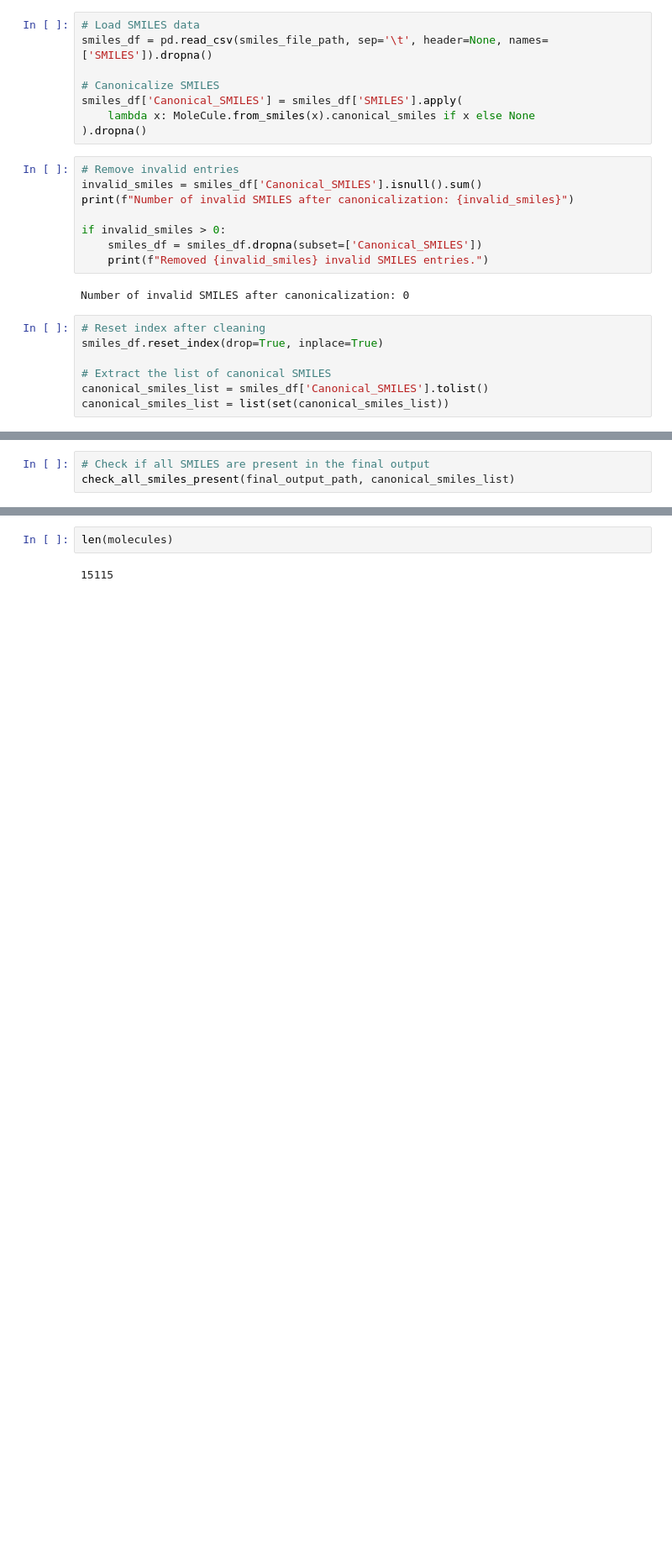
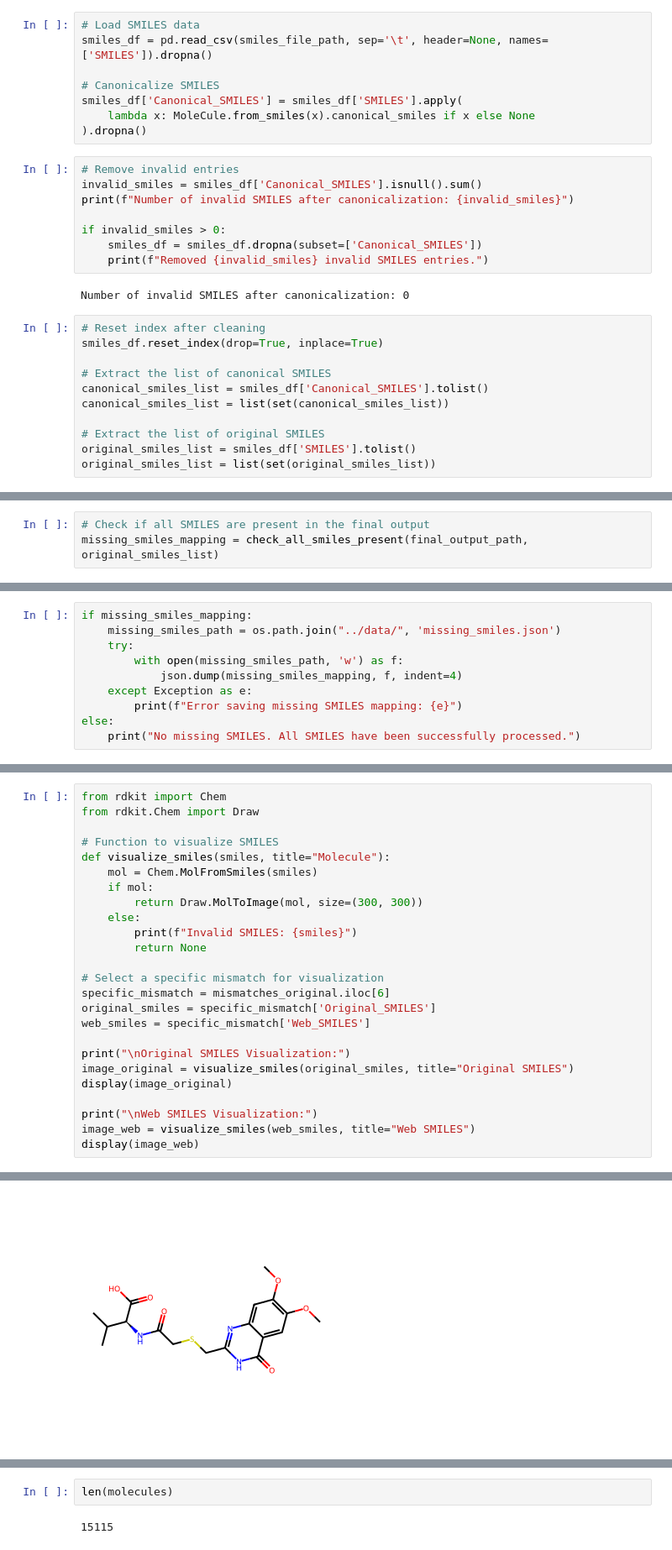
Before and after one commit to Jozefov/PyClassyFire, a Jupyter notebook: notebooks/tutorial.ipynb, the cells around one changed output, grey strips where cells are left out. Shown at 84% size. Cells and saved outputs as stored; diff of their text form; blank space fills up the shorter version.

Commit message:
investiage problematic smiles

```diff
--- a/notebooks/tutorial.ipynb
+++ b/notebooks/tutorial.ipynb
@@ -63,5 +68,9 @@ smiles_df.reset_index(drop=True, inplace=True)
 # Extract the list of canonical SMILES
 canonical_smiles_list = smiles_df['Canonical_SMILES'].tolist()
 canonical_smiles_list = list(set(canonical_smiles_list))
+
+# Extract the list of original SMILES
+original_smiles_list = smiles_df['SMILES'].tolist()
+original_smiles_list = list(set(original_smiles_list))
 # %%
 # Define parameters
@@ -134,4 +141,4 @@ Successfully merged 165 files into ../data/final_classification_results.json.
 # %%
 # Check if all SMILES are present in the final output
-check_all_smiles_present(final_output_path, canonical_smiles_list)
+missing_smiles_mapping = check_all_smiles_present(final_output_path, original_smiles_list)
 # %% [output]
@@ -140 +147,11 @@ Can be caused by server ERROR, try to lower batch and rerun
 It keeps already processed molecules and will try to retrieve only missing smiles.
+# %%
+if missing_smiles_mapping:
+    missing_smiles_path = os.path.join("../data/", 'missing_smiles.json')
+    try:
+        with open(missing_smiles_path, 'w') as f:
+            json.dump(missing_smiles_mapping, f, indent=4)
+    except Exception as e:
+        print(f"Error saving missing SMILES mapping: {e}")
+else:
+    print("No missing SMILES. All SMILES have been successfully processed.")
@@ -140,0 +325,26 @@ It keeps already processed molecules and will try to retrieve only missing smile
+# %%
+from rdkit import Chem
+from rdkit.Chem import Draw
+
+# Function to visualize SMILES
+def visualize_smiles(smiles, title="Molecule"):
+    mol = Chem.MolFromSmiles(smiles)
+    if mol:
+        return Draw.MolToImage(mol, size=(300, 300))
+    else:
+        print(f"Invalid SMILES: {smiles}")
+        return None
+
+# Select a specific mismatch for visualization
+specific_mismatch = mismatches_original.iloc[6]
+original_smiles = specific_mismatch['Original_SMILES']
+web_smiles = specific_mismatch['Web_SMILES']
+
+print("\nOriginal SMILES Visualization:")
+image_original = visualize_smiles(original_smiles, title="Original SMILES")
+display(image_original)
+
+print("\nWeb SMILES Visualization:")
+image_web = visualize_smiles(web_smiles, title="Web SMILES")
+display(image_web)
+# %% [output]
@@ -140,0 +352 @@ It keeps already processed molecules and will try to retrieve only missing smile
+[figure, added]
```
Also changed, not shown: parts of 48 cells of this notebook, 1 other file.
